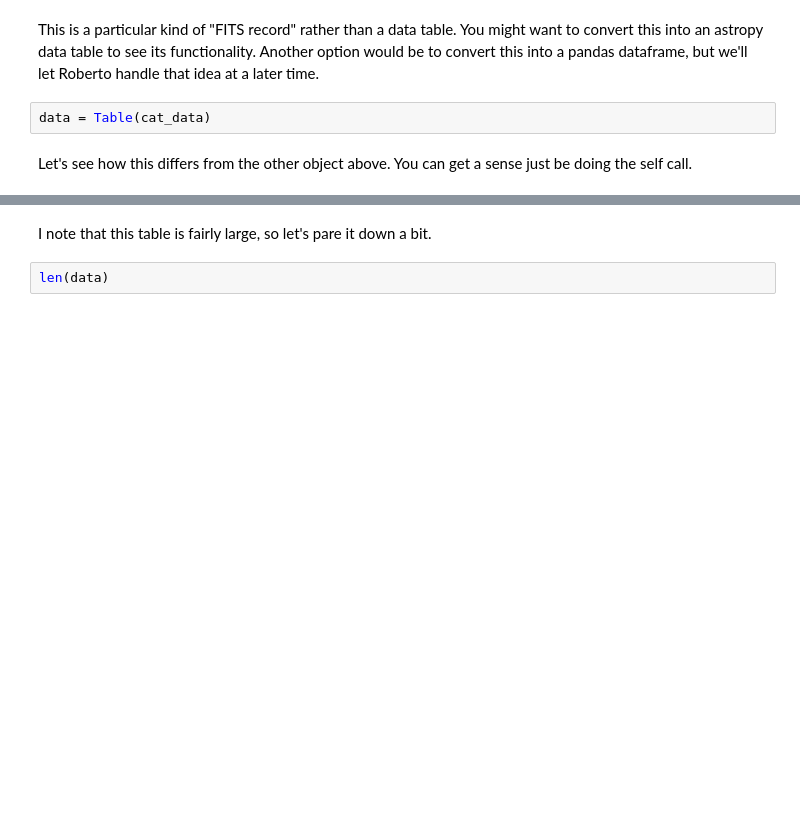
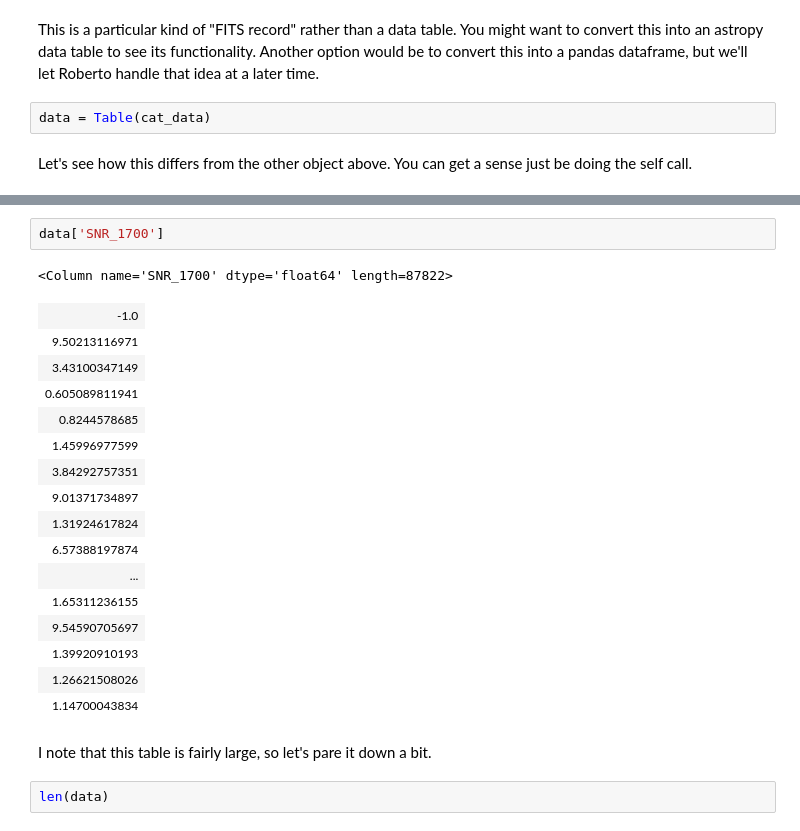
Before and after one commit to pucdata/pythonclub, a Jupyter notebook: sessions/05-astropy/Astropy Explored.ipynb, the cells around one changed output, grey strips where cells are left out. Cells and saved outputs as stored; diff of their text form; blank space fills up the shorter version.

```diff
--- a/sessions/05-astropy/Astropy Explored.ipynb
+++ b/sessions/05-astropy/Astropy Explored.ipynb
@@ -108,6 +146,26 @@ data
 | 235957.06-002243.7 | 359.987754642 | -0.378831752888 | 87836777 | 4216 | 55477 | 314 | 3.703 | 3.70247721672 | 0.000589627597947 | 0 | ... |
 | 235958.62+002551.4 | 359.994273164 | 0.430947746568 | 107732352 | 4216 | 55477 | 734 | 3.066 | 3.0647892952 | 0.000213231673115 | 0 | ... |
 | 235959.10+024906.7 | 359.996269773 | 2.81855191344 | 136595331 | 4277 | 55506 | 138 | 2.398 | 2.39827179909 | 0.000217534339754 | 0 | ... |
+# %%
+data['SNR_1700']
+# %% [output]
+<Column name='SNR_1700' dtype='float64' length=87822>
+| -1.0 |
+| 9.50213116971 |
+| 3.43100347149 |
+| 0.605089811941 |
+| 0.8244578685 |
+| 1.45996977599 |
+| 3.84292757351 |
+| 9.01371734897 |
+| 1.31924617824 |
+| 6.57388197874 |
+| ... |
+| 1.65311236155 |
+| 9.54590705697 |
+| 1.39920910193 |
+| 1.26621508026 |
+| 1.14700043834 |
 # %% [markdown]
 I note that this table is fairly large, so let's pare it down a bit.
 # %%
```
Also changed, not shown: parts of 12 cells of this notebook.
